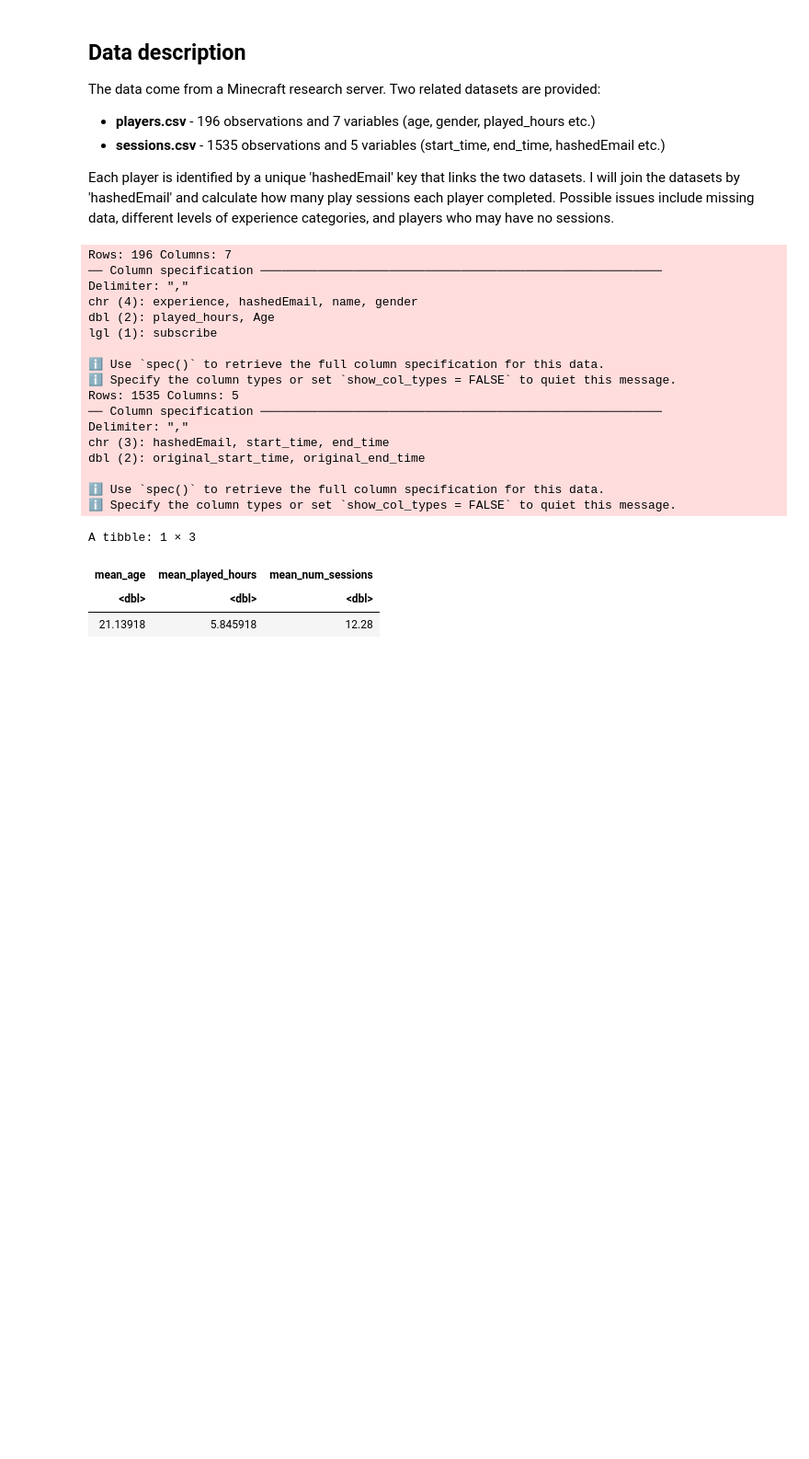
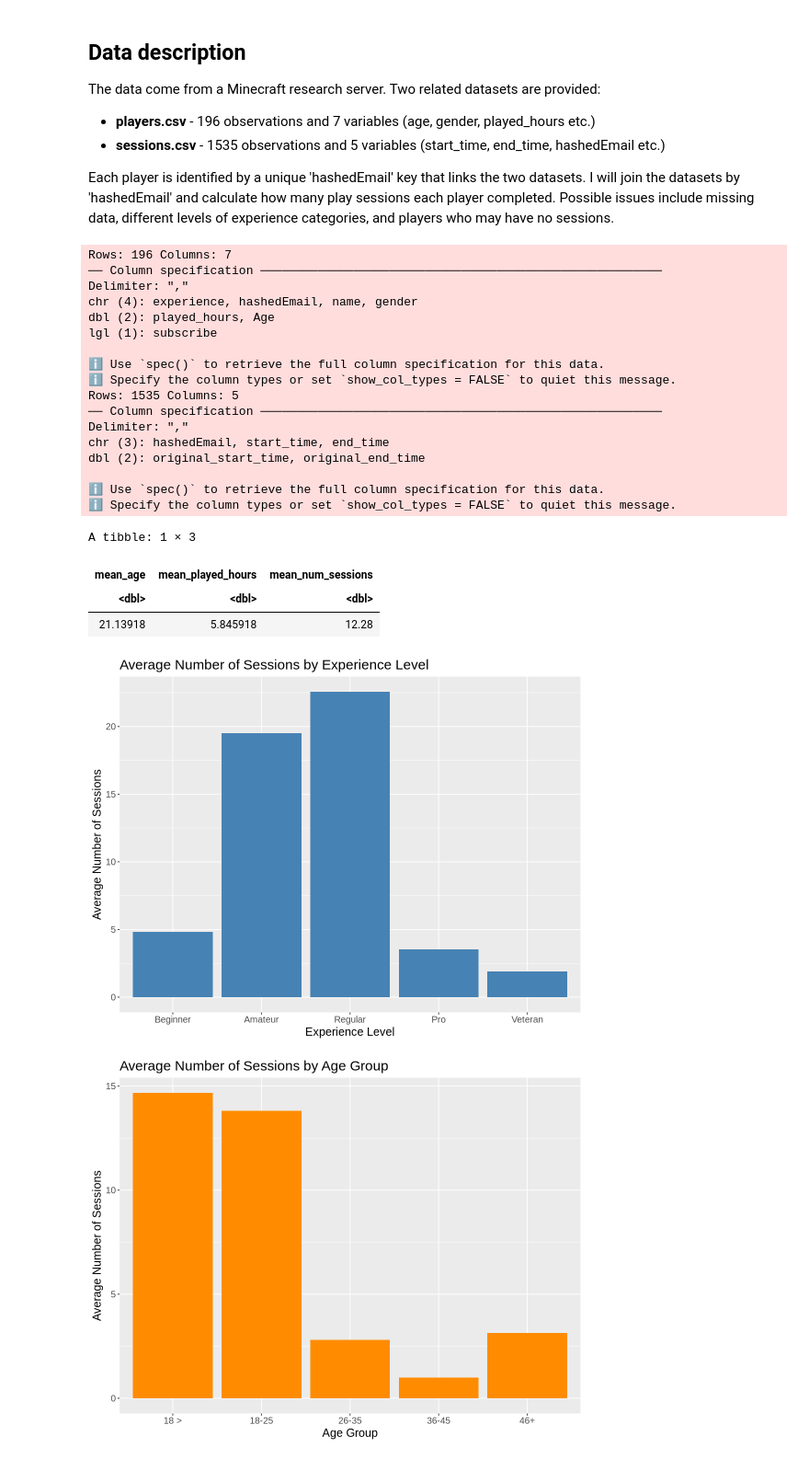
Before and after one commit to ajkwan16/dsci-100-project-individual, a Jupyter notebook: notebooks/planning_report.ipynb, the cells around one changed output. Shown: that part at 92% size. Saved outputs shown, nothing was run; the diff lists cells and outputs as text; code cells hidden in the pictures; blank space fills up the shorter version.

Commit message:
Added plots and interpretations

```diff
--- a/notebooks/planning_report.ipynb
+++ b/notebooks/planning_report.ipynb
@@ -57,3 +58,43 @@ A tibble: 1 × 3
 | mean_age | mean_played_hours | mean_num_sessions |
 | <dbl> | <dbl> | <dbl> |
 | 21.13918 | 5.845918 | 12.28 |
+# %%
+# Computing mean number of sessions per experience level
+sessions_by_exp <- data_joined |>
+    mutate(experience = fct_relevel(experience, "Beginner", "Amateur", "Regular", "Pro", "Veteran")) |>
+    group_by(experience) |>
+    summarise(mean_sessions = mean(num_sessions, na.rm = TRUE))
+
+# Bar plot of sessions per experience level
+options(repr.plot.width = 9, repr.plot.height = 7)
+exp_plot <- ggplot(sessions_by_exp, aes(x = experience, y = mean_sessions)) +
+    geom_bar(stat = "identity", fill = "steelblue") +
+    labs(
+        title = "Average Number of Sessions by Experience Level",
+        x = "Experience Level",
+        y = "Average Number of Sessions") +
+    theme(text = element_text(size = 15))
+exp_plot
+
+# Bar plot of sessions per age group
+age_plot <- data_joined |>
+    mutate(age_group = case_when(
+        Age < 18 ~ "18 >",
+        Age < 26 ~ "18-25",
+        Age < 36 ~ "26-35",
+        Age < 46 ~ "36-45",
+        TRUE ~ "46+"
+        )) |>
+    group_by(age_group) |>
+    summarise(mean_num_sessions = mean(num_sessions, na.rm = TRUE)) |>
+    ggplot(aes(x = age_group, y = mean_num_sessions)) +
+    geom_bar(stat = "identity", fill = "darkorange") +
+    labs(
+        title = "Average Number of Sessions by Age Group",
+        x = "Age Group",
+        y = "Average Number of Sessions") +
+    theme(text = element_text(size = 15))
+age_plot
+# %% [output]
+[figure, added]
+[figure, added]
```
Also changed, not shown: parts of 3 cells of this notebook.
